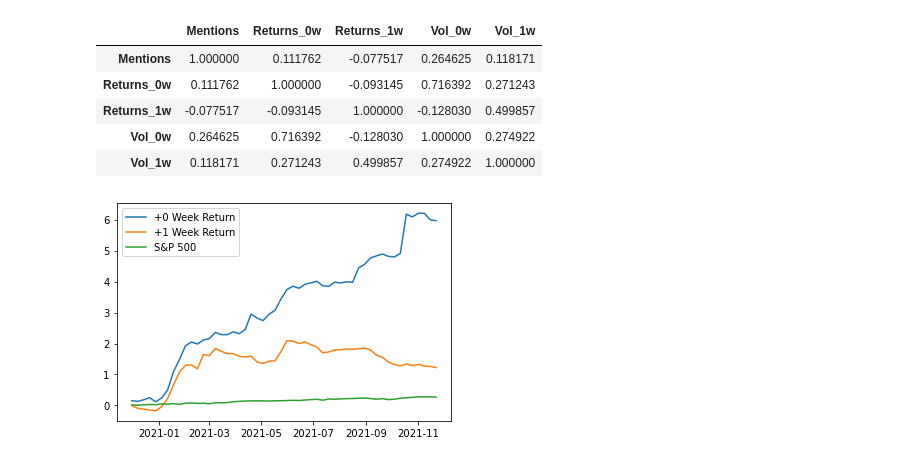
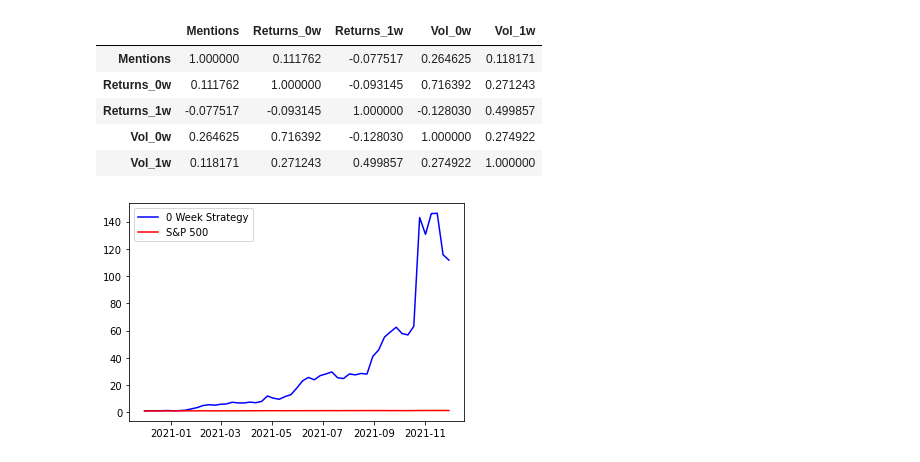
Before and after one commit to lewisgat/socialmediastockanalysis, a Jupyter notebook: Correlation Analysis and Portfolio Calculation.ipynb, the cells around one changed output. Saved outputs shown, nothing was run; the diff lists cells and outputs as text; code cells hidden in the pictures.

```diff
--- a/Correlation Analysis and Portfolio Calculation.ipynb
+++ b/Correlation Analysis and Portfolio Calculation.ipynb
@@ -29,13 +29,13 @@ df = df.sort_values(by=["Start_Time", 'Mentions'])
 # %%
 t = datetime.datetime(2020,11,30)
 dates = [t]
-for i in range(1,52):
+for i in range(1,53):
     dates.append(t+relativedelta.relativedelta(weeks=i))
 # %%
-weekly_returns0w = []
-weekly_returns1w = [0]
-SP500_returns = []
-for date in dates:
+weekly_returns0w = [1, ]
+weekly_returns1w = [1, 1]
+SP500_returns = [1, ]
+for date in dates[:-1]:
     return0w = []
     return1w = []
 #     start_time = datetime.datetime.strptime(df['Start_Time'][i], '%Y-%m-%d')
@@ -44,30 +44,30 @@ for date in dates:
     price_0w = web.get_data_yahoo('SPY',
                         start = date,
                         end = end_time)['Adj Close']
-    SP500_returns.append((price_0w[-1]/price_0w[0]) - 1)
+    SP500_returns.append((price_0w[-1]/price_0w[0]))
     for i in range(len(df['Start_Time'])):
         if dt.strptime(df['Start_Time'][i], "%Y-%m-%d").date() == date.date():
-            return0w.append(df['Returns_0w'][i])
-            return1w.append(df['Returns_1w'][i])
+            return0w.append(df['Returns_0w'][i] + 1)
+            return1w.append(df['Returns_1w'][i]+ 1)
 
     if len(return0w) == 0:
-        weekly_returns0w.append(0)
+        weekly_returns0w.append(1)
     else:
         weekly_returns0w.append(sum(return0w)/len(return0w))
 
     if len(return1w) == 0:
-        weekly_returns1w.append(0)
+        weekly_returns1w.append(1)
     else:
         weekly_returns1w.append(sum(return1w)/len(return1w))
 # %%
-weekly_returns0w_cumsum = np.cumsum(weekly_returns0w)
-weekly_returns1w_cumsum = np.cumsum(weekly_returns1w[:-1])
-SP500_returns_cumsum = np.cumsum(SP500_returns)
+weekly_returns0w_cumulative_return = np.cumprod(weekly_returns0w)
+weekly_returns1w_cumulative_return = np.cumprod(weekly_returns1w[:-1])
+SP500_returns_cumulative_return = np.cumprod(SP500_returns)
 # %%
-plt.plot(dates, weekly_returns0w_cumsum, label = '+0 Week Return')
-plt.plot(dates, weekly_returns1w_cumsum, label = '+1 Week Return')
-plt.plot(dates, SP500_returns_cumsum, label = 'S&P 500')
+plt.plot(dates, weekly_returns0w_cumulative_return, label = '0 Week Strategy', color = 'blue')
+# plt.plot(dates, weekly_returns1w_cumulative_return, label = '+1 Week Return')
+plt.plot(dates, SP500_returns_cumulative_return, label = 'S&P 500', color = 'red')
 plt.legend()
 plt.show()
 # %% [output]
-[figure, old version]
+[figure, new version]
```
Also changed, not shown: parts of 7 cells of this notebook.
